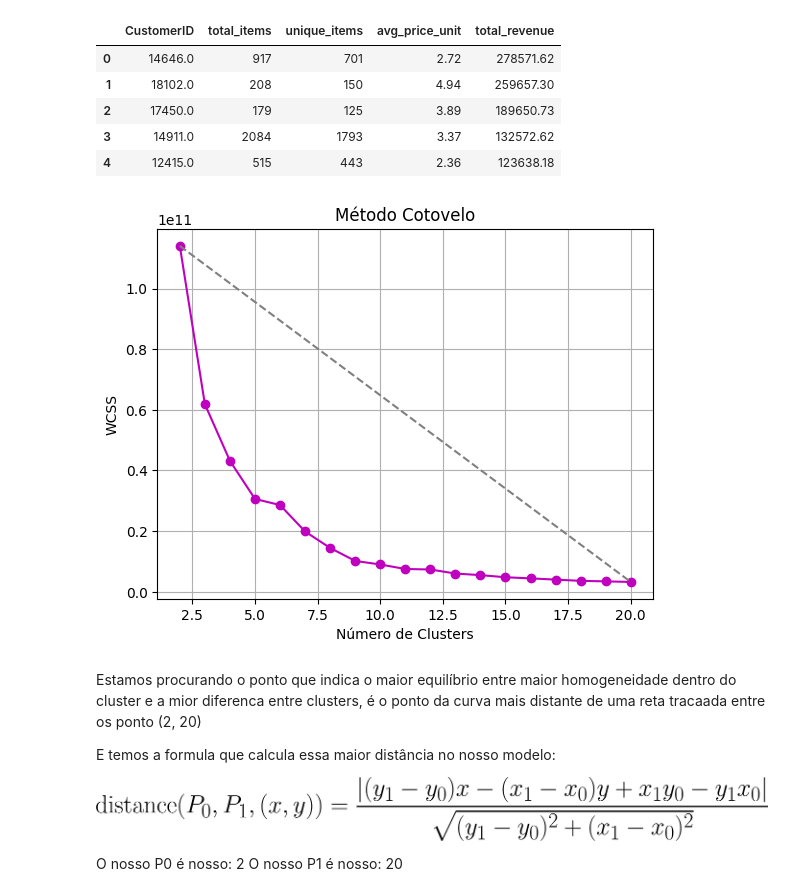
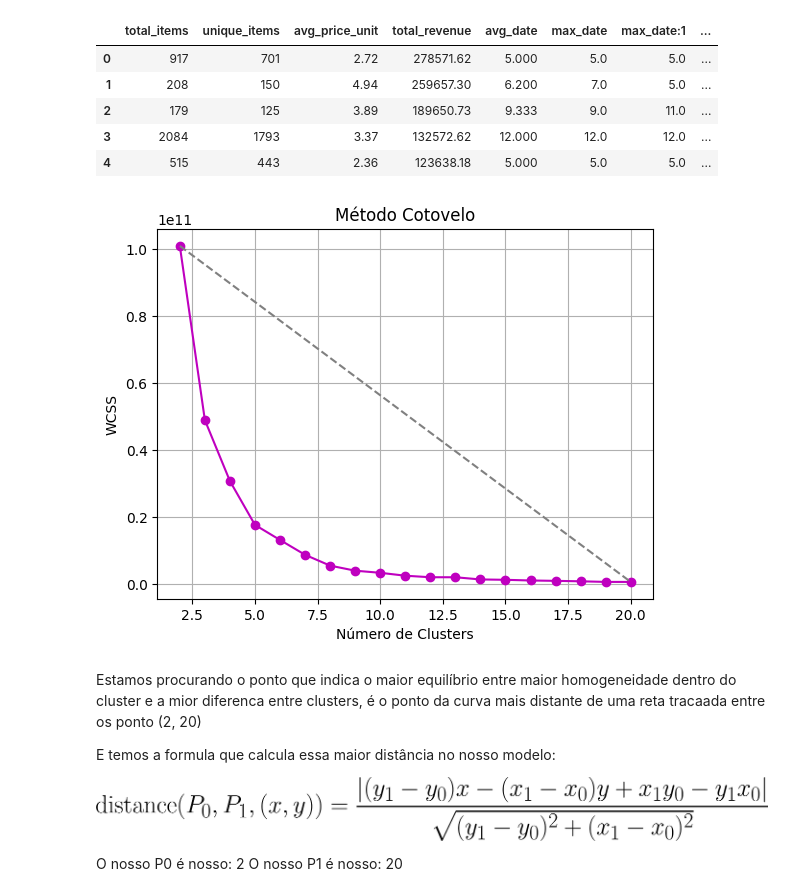
Before and after one commit to will787/retail-e-commerce-evidence, a Jupyter notebook: analytics/client_value.ipynb, the cells around one changed output. Cells and saved outputs as stored; diff of their text form; code cells hidden in the pictures.

```diff
--- a/analytics/client_value.ipynb
+++ b/analytics/client_value.ipynb
@@ -19,17 +19,22 @@ from sklearn.linear_model import LinearRegression
 # %%
 conn = sqlite3.connect('../queries/retail.db')
 df = pd.read_sql_query("SELECT * FROM mostvalue_client WHERE CustomerId IS NOT NULL", conn)
 conn.close()
 
+# dropping the variable, because the model will try to measurement the CustomerID.
+# This can be have prior result in the model.
+
+df = df.drop(columns=['CustomerID'])
+
 df.isnull().sum()
 df.head()
 # %% [output]
-|  | CustomerID | total_items | unique_items | avg_price_unit | total_revenue |
-| 0 | 14646.0 | 917 | 701 | 2.72 | 278571.62 |
-| 1 | 18102.0 | 208 | 150 | 4.94 | 259657.30 |
-| 2 | 17450.0 | 179 | 125 | 3.89 | 189650.73 |
-| 3 | 14911.0 | 2084 | 1793 | 3.37 | 132572.62 |
-| 4 | 12415.0 | 515 | 443 | 2.36 | 123638.18 |
+|  | total_items | unique_items | avg_price_unit | total_revenue | avg_date | max_date | max_date:1 | ... |
+| 0 | 917 | 701 | 2.72 | 278571.62 | 5.000 | 5.0 | 5.0 | ... |
+| 1 | 208 | 150 | 4.94 | 259657.30 | 6.200 | 7.0 | 5.0 | ... |
+| 2 | 179 | 125 | 3.89 | 189650.73 | 9.333 | 9.0 | 11.0 | ... |
+| 3 | 2084 | 1793 | 3.37 | 132572.62 | 12.000 | 12.0 | 12.0 | ... |
+| 4 | 515 | 443 | 2.36 | 123638.18 | 5.000 | 5.0 | 5.0 | ... |
 # %%
 
 def calculate_wcss(data):
@@ -51,7 +56,7 @@ plt.ylabel('WCSS')
 plt.title('Método Cotovelo')
 plt.show()
 # %% [output]
-[figure, old version]
+[figure, new version]
 # %% [markdown]
 Estamos procurando o ponto que indica o maior equilíbrio entre maior homogeneidade dentro do cluster e a mior diferenca entre clusters, é o ponto da curva mais distante de uma reta tracaada entre os ponto (2, 20)
 
```
Also changed, not shown: parts of 2 cells of this notebook, 4 other files.
